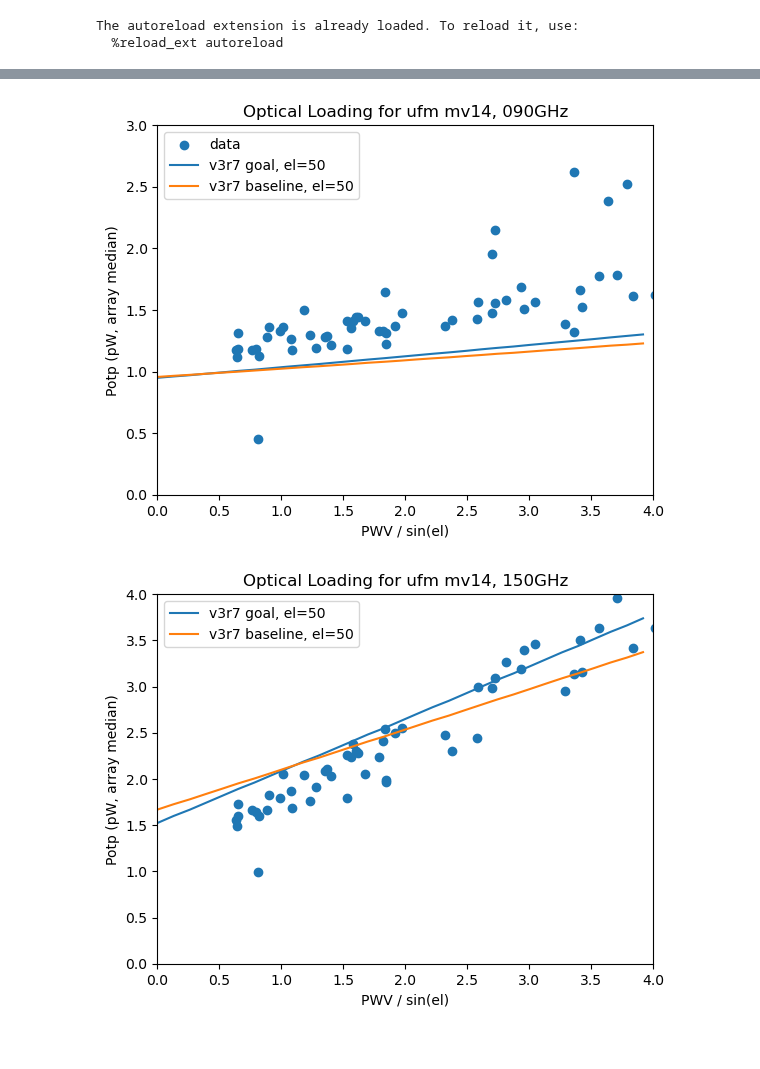
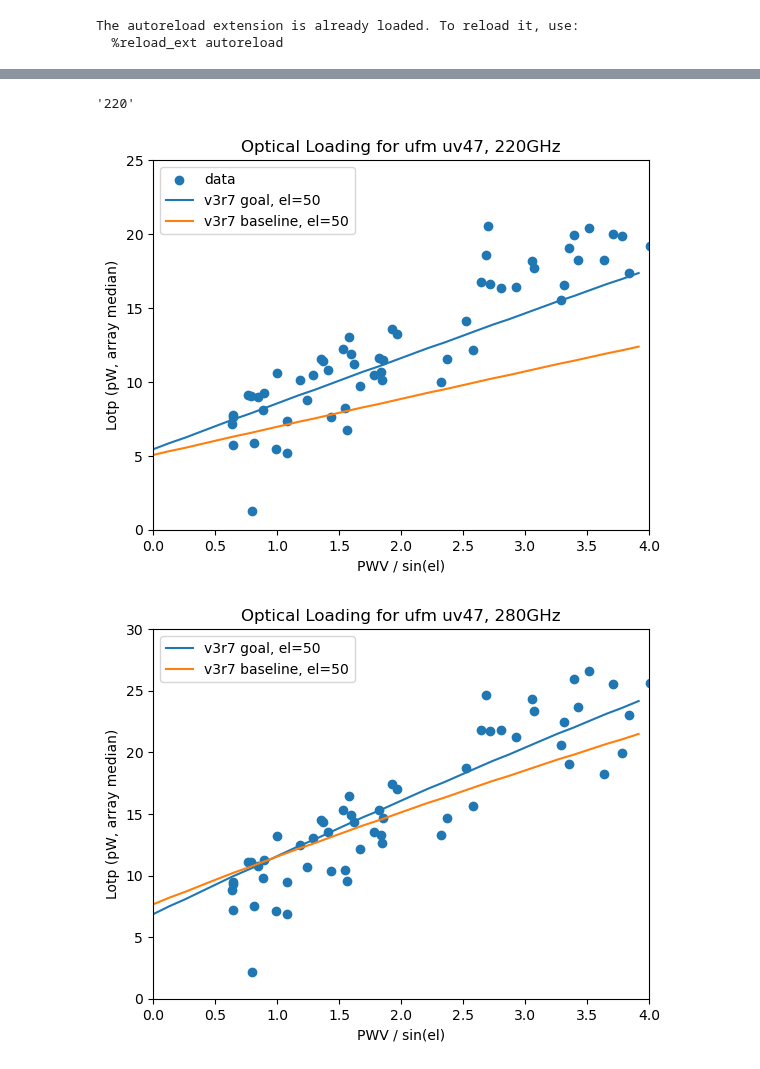
Before and after one commit to Sulla2012/LAT_Loading, a Jupyter notebook: lat_iv_loading_now.ipynb, the cells around one changed output, grey strips where cells are left out. Saved outputs shown, nothing was run; the diff lists cells and outputs as text; code cells hidden in the pictures.

```diff
--- a/lat_iv_loading_now.ipynb
+++ b/lat_iv_loading_now.ipynb
@@ -24,7 +24,7 @@ edx = np.where( np.isclose(lat_goal.elevations,50) )[0][0]
 ## context for loading data
 ctx = core.Context('/so/metadata/lat/contexts/smurf_detsets.yaml')
 # %%
-ufm = "mv14"
+ufm = "uv47"
 
 if "uv" in ufm:
     low_freq = "220"
@@ -39,16 +39,8 @@ else:
     high_freq = "040"
 
 start = dt.datetime(2025,3,1, tzinfo=dt.timezone.utc)
-end = dt.datetime(2025,4,7, tzinfo=dt.timezone.utc)
+end = dt.datetime(2025,4,8, tzinfo=dt.timezone.utc)
 obs_list = ctx.obsdb.query(
     f"{end.timestamp()} > timestamp and timestamp > {start.timestamp()} and type=='oper' and subtype=='iv'"
     " and stream_ids_list == 'ufm_{}'".format(ufm)
 )
-# %%
-
-
-
-obs = obs_list[50]
-
-meta = ctx.get_meta( obs )
-add_iv_info(meta, ctx)
@@ -75,9 +53,16 @@ obs_end = len(obs_list)
 for i in range(obs_start,obs_end):
     obs = obs_list[i]
     meta = ctx.get_meta(obs)
-    add_iv_info(meta, ctx)
-    singles.append(meta)
+    try:
+        add_iv_info(meta, ctx)
+        singles.append(meta)
+    except FileNotFoundError:
+        print(meta.obs_info.obs_id)
 x = [m.dets.count for m in singles]
+flags = np.array([i for i, l in enumerate(x) if l == min(x)])
+x = np.array(x)[flags]
+singles = np.array(singles)[flags]
+obs_list = np.array(obs_list)[flags]
 assert min(x) == max(x), "Need to add some additional checks if channel counts are changing"
 # %%
 all_iv_data = core.AxisManager(
@@ -165,7 +150,8 @@ for i, psat in enumerate(all_iv_data.iv.p_sat):
         freq = "low"
     else:
         freq = "high"
-    lopt = UXM_dict[freq][ufm]["psat_dark"]- psat + UXM_dict[freq][ufm]["kappa"]*(0.1**3 - obs_info.ufm_temp**3)
+    n = UXM_dict[freq][ufm]["n"]
+    lopt = UXM_dict[freq][ufm]["psat_dark"]- psat + UXM_dict[freq][ufm]["kappa"]*(0.1**n - obs_info.ufm_temp**n)
 
     if all([np.isnan(item) for item in lopt]):
         continue
@@ -194,40 +180,50 @@ lopts_low = lopts_low[...,flags_low]
 lopts_high = lopts_high[...,flags_high]
 # %%
 idx_dict = {"030": 0, "040":1, "090": 2, "150": 3, "220": 4, "280": 5}
+# %%
+low_freq
+# %% [output]
+'220'
 # %%
 plt.scatter(obs_info.pwv[flags_low]/np.sin(obs_info.el_center[flags_low]* np.pi / 180.), np.nanmedian(lopts_low, axis = 0), label="data")
 plt.plot(lat_goal.pwv / np.sin(50 * np.pi / 180.), lat_goal.loading[...,edx, idx_dict[low_freq]], label="v3r7 goal, el=50")
 plt.plot(lat_baseline.pwv / np.sin(50 * np.pi / 180.), lat_baseline.loading[...,edx, idx_dict[low_freq]], label="v3r7 baseline, el=50")
 
 plt.xlabel("PWV / sin(el)")
-plt.ylabel("Potp (pW, array median)")
+plt.ylabel("Lotp (pW, array median)")
 
 plt.title("Optical Loading for ufm {}, {}GHz".format(ufm, low_freq))
 
 plt.xlim(0,4)
-plt.ylim(0,3)
+
+if low_freq == "090":
+    plt.ylim(0,3)
+elif low_freq == "220":
+    plt.ylim(0, 25)
 
 plt.legend()
-plt.savefig("./plts/lopt_{}_{}.pdf".format(ufm, low_freq), dpi=600)
-plt.savefig("./plts/lopt_{}_{}.png".format(ufm, low_freq), dpi=600)
+plt.savefig("./plts/lopts/lopt_{}_{}.pdf".format(ufm, low_freq), dpi=600)
+plt.savefig("./plts/lopts/lopt_{}_{}.png".format(ufm, low_freq), dpi=600)
 # %% [output]
-[figure, old version]
+[figure, new version]
 # %%
 plt.scatter(obs_info.pwv[flags_high]/np.sin(obs_info.el_center[flags_high]* np.pi / 180.), np.nanmedian(lopts_high, axis = 0))
 plt.plot(lat_goal.pwv / np.sin(50 * np.pi / 180.), lat_goal.loading[...,edx, idx_dict[high_freq]], label="v3r7 goal, el=50")
 plt.plot(lat_baseline.pwv / np.sin(50 * np.pi / 180.), lat_baseline.loading[...,edx, idx_dict[high_freq]], label="v3r7 baseline, el=50")
 
 plt.xlabel("PWV / sin(el)")
-plt.ylabel("Potp (pW, array median)")
+plt.ylabel("Lotp (pW, array median)")
 
 plt.title("Optical Loading for ufm {}, {}GHz".format(ufm, high_freq))
 
 plt.xlim(0,4)
-plt.ylim(0,4)
-
+if low_freq == "090":
+    plt.ylim(0,4)
+elif low_freq == "220":
+    plt.ylim(0, 30)
 plt.legend()
 
-plt.savefig("./plts/lopt_{}_{}.pdf".format(ufm, high_freq), dpi=600)
-plt.savefig("./plts/lopt_{}_{}.png".format(ufm, high_freq), dpi=600)
+plt.savefig("./plts/lopts/lopt_{}_{}.pdf".format(ufm, high_freq), dpi=600)
+plt.savefig("./plts/lopts/lopt_{}_{}.png".format(ufm, high_freq), dpi=600)
 # %% [output]
-[figure, old version]
+[figure, new version]
```
Also changed, not shown: parts of 8 cells of this notebook, 1 other file.
